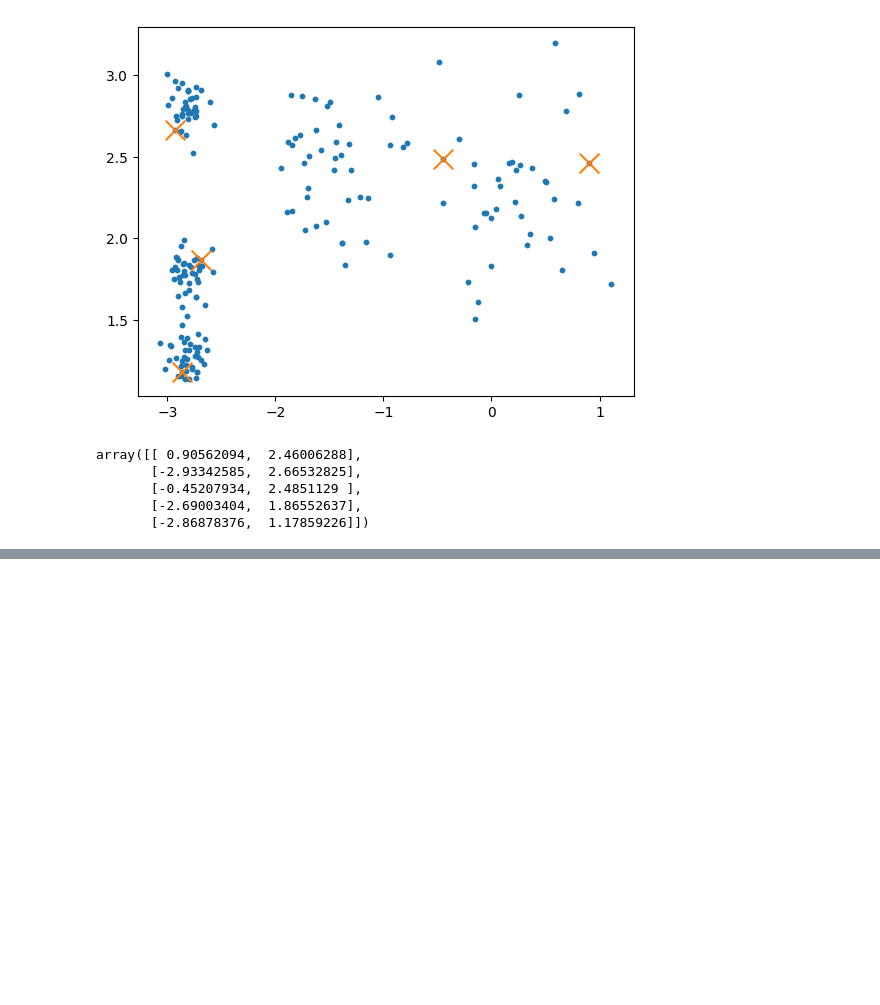
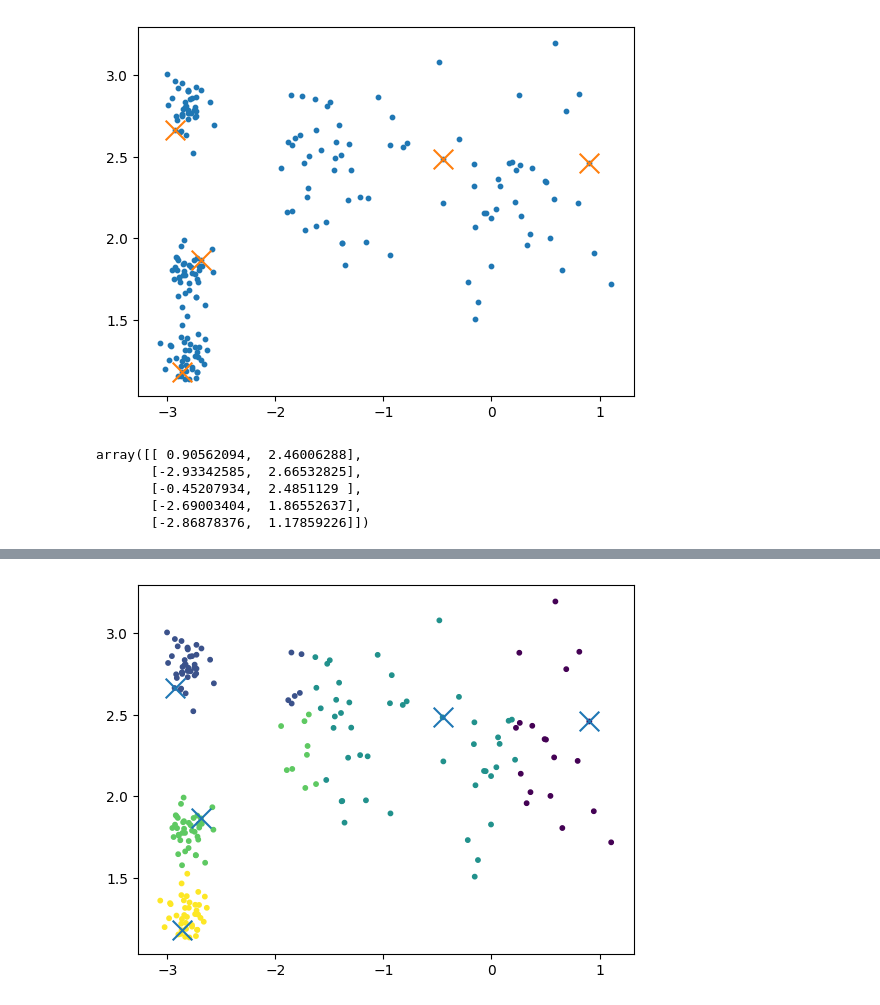
Before and after one commit to AliyarBhos/Works-done-in-Div-Academy, a Jupyter notebook: Module3(From_28_jan)/End_To_End_Machine_Learning(Clustering).ipynb, the cells around one changed output, grey strips where cells are left out. Cells and saved outputs as stored; diff of their text form; code cells hidden in the pictures; blank space fills up the shorter version.

```diff
--- a/Module3(From_28_jan)/End_To_End_Machine_Learning(Clustering).ipynb
+++ b/Module3(From_28_jan)/End_To_End_Machine_Learning(Clustering).ipynb
@@ -93,0 +109,4 @@ array([[ 0.90562094,  2.46006288],
+# %%
+from sklearn.metrics import pairwise_distances, pairwise_distances_argmin
+
+y_pred = pairwise_distances_argmin(X, centroids)
@@ -93,0 +126,6 @@ array([[ 0.90562094,  2.46006288],
+# %%
+plt.scatter(X[:, 0], X[:, 1], s=10, c=y_pred)
+plt.scatter(centroids[:, 0], centroids[:, 1], marker='x', s=200)
+plt.show()
+# %% [output]
+[figure, added]
```
Also changed, not shown: parts of 8 cells of this notebook.
